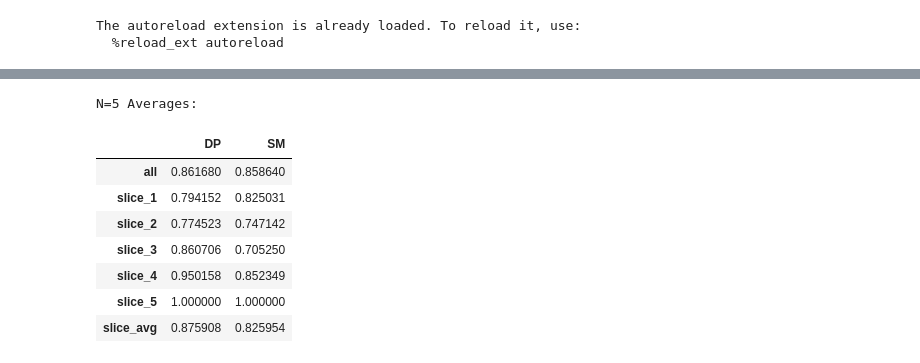
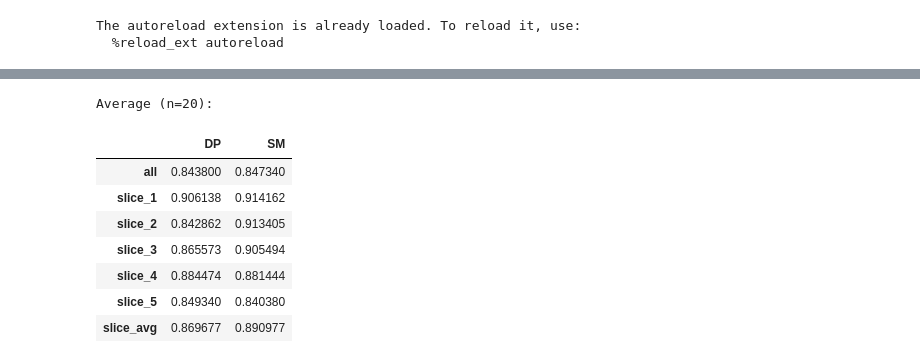
Before and after one commit to tsy935/metal, a Jupyter notebook: metal/contrib/slicing/synthetics/geometric-testing.ipynb, the cells around one changed output, grey strips where cells are left out. Saved outputs shown, nothing was run; the diff lists cells and outputs as text; code cells hidden in the pictures.

```diff
--- a/metal/contrib/slicing/synthetics/geometric-testing.ipynb
+++ b/metal/contrib/slicing/synthetics/geometric-testing.ipynb
@@ -151,30 +160,16 @@ Wall time: 2min 34s
-# %%
-import pandas as pd
-REPORTING_GROUPS = ['all'] + [f"slice_{s}" for s in range(1, NUM_SLICES+1)]
-METRIC_NAME = 'accuracy'
-
-model_scores_by_slice = defaultdict(dict)
-for model_name, model_scores in history.items():
-    for slice_name in REPORTING_GROUPS:
-        slice_scores = [run[slice_name][METRIC_NAME] for run in model_scores]
-        mean_slice_score = sum(slice_scores) / len(slice_scores)
-        model_scores_by_slice[model_name][slice_name] = mean_slice_score
-
-# Calculate average slice score
-for model, scores in model_scores_by_slice.items():
-    slice_scores = [score for slice, score in scores.items() if slice.startswith('slice')]
-    model_scores_by_slice[model]['slice_avg'] = np.mean(slice_scores)
-
-assert(NUM_TRIALS == len(list(history.items())[0][1]))
-print(f"N={NUM_TRIALS} Averages:")
-pd.DataFrame.from_dict(model_scores_by_slice)
-# %% [output]
-N=5 Averages:
-|  | DP | SM |
-| all | 0.861680 | 0.858640 |
-| slice_1 | 0.794152 | 0.825031 |
-| slice_2 | 0.774523 | 0.747142 |
-| slice_3 | 0.860706 | 0.705250 |
-| slice_4 | 0.950158 | 0.852349 |
-| slice_5 | 1.000000 | 1.000000 |
-| slice_avg | 0.875908 | 0.825954 |
+# %%
+from metal.contrib.slicing.experiment_utils import parse_history
+
+print(f"Average (n={NUM_TRIALS}):")
+df = parse_history(history, NUM_SLICES)
+df
+# %% [output]
+Average (n=20):
+|  | DP | SM |
+| all | 0.843800 | 0.847340 |
+| slice_1 | 0.906138 | 0.914162 |
+| slice_2 | 0.842862 | 0.913405 |
+| slice_3 | 0.865573 | 0.905494 |
+| slice_4 | 0.884474 | 0.881444 |
+| slice_5 | 0.849340 | 0.840380 |
+| slice_avg | 0.869677 | 0.890977 |
```
Also changed, not shown: parts of 1 cell of this notebook, 1 other file.
